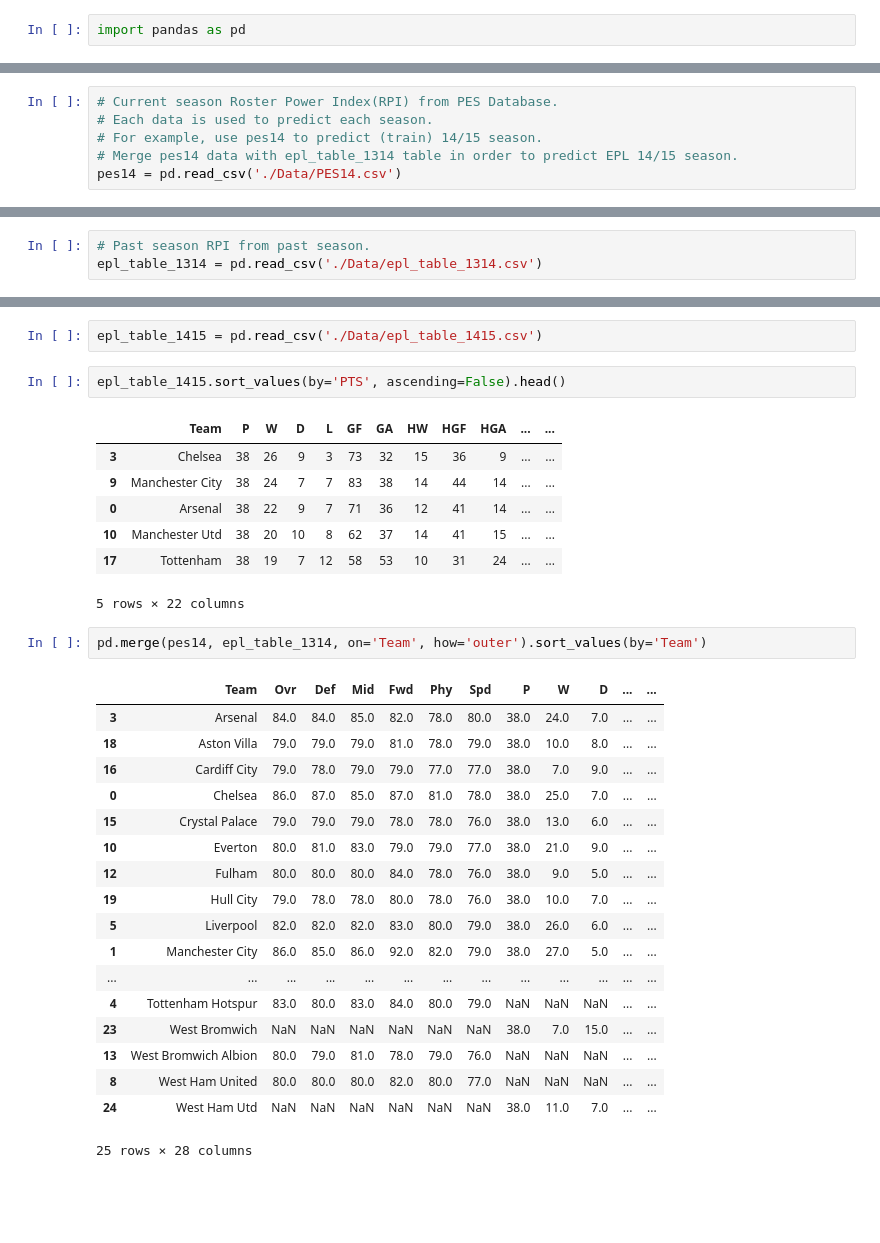
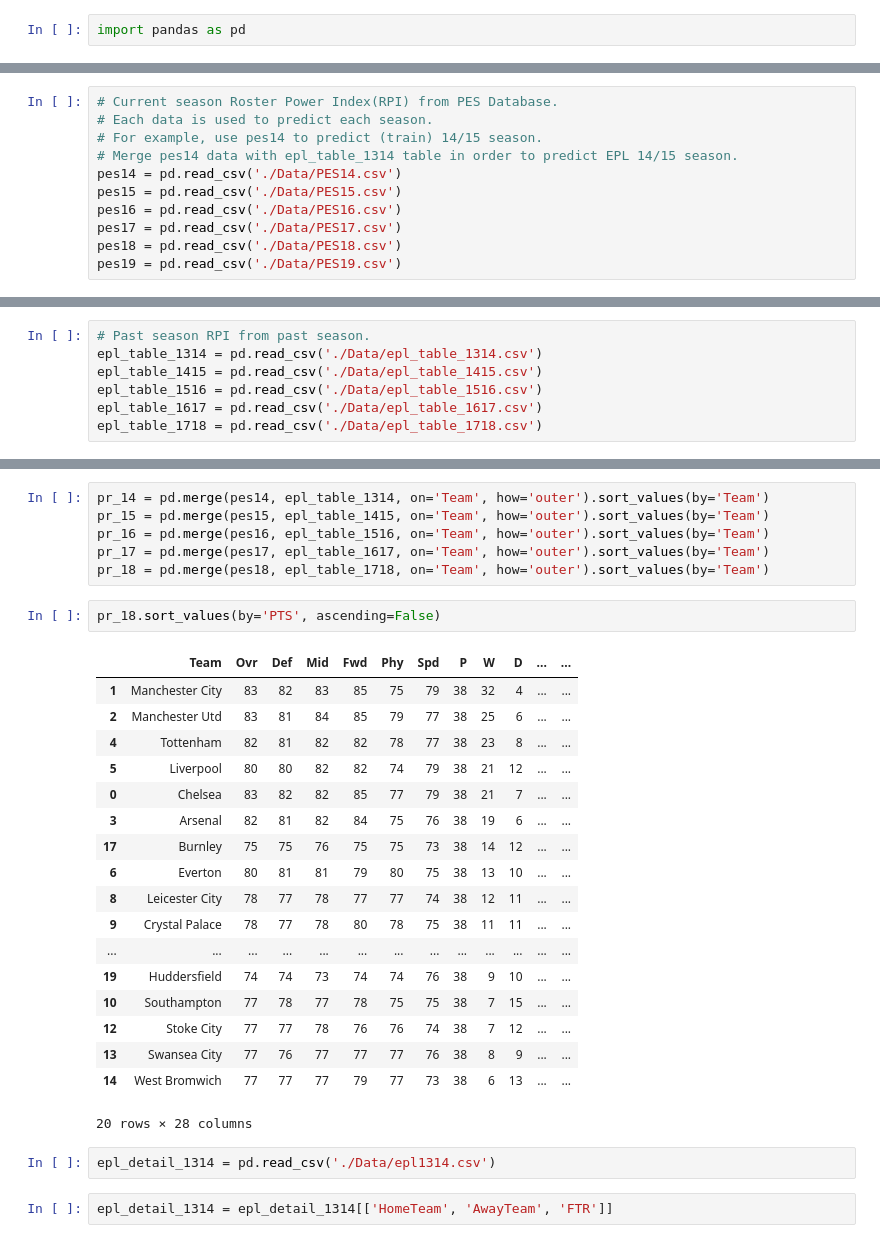
Before and after one commit to slee279/EPL, a Jupyter notebook: RosterPowerIndex.ipynb, the cells around one changed output, grey strips where cells are left out. Drawn from its saved outputs; the diff is of its cells as text; blank space fills up the shorter version.

```diff
--- a/RosterPowerIndex.ipynb
+++ b/RosterPowerIndex.ipynb
@@ -6,3 +42,8 @@ import pandas as pd
 # For example, use pes14 to predict (train) 14/15 season.
 # Merge pes14 data with epl_table_1314 table in order to predict EPL 14/15 season.
 pes14 = pd.read_csv('./Data/PES14.csv')
+pes15 = pd.read_csv('./Data/PES15.csv')
+pes16 = pd.read_csv('./Data/PES16.csv')
+pes17 = pd.read_csv('./Data/PES17.csv')
+pes18 = pd.read_csv('./Data/PES18.csv')
+pes19 = pd.read_csv('./Data/PES19.csv')
@@ -18,4 +70,8 @@ pes14.head()
 # %%
 # Past season RPI from past season.
 epl_table_1314 = pd.read_csv('./Data/epl_table_1314.csv')
+epl_table_1415 = pd.read_csv('./Data/epl_table_1415.csv')
+epl_table_1516 = pd.read_csv('./Data/epl_table_1516.csv')
+epl_table_1617 = pd.read_csv('./Data/epl_table_1617.csv')
+epl_table_1718 = pd.read_csv('./Data/epl_table_1718.csv')
 # %%
@@ -31,33 +98,31 @@ epl_table_1314.sort_values(by='PTS', ascending=False).head()
+# %%
+pr_14 = pd.merge(pes14, epl_table_1314, on='Team', how='outer').sort_values(by='Team')
+pr_15 = pd.merge(pes15, epl_table_1415, on='Team', how='outer').sort_values(by='Team')
+pr_16 = pd.merge(pes16, epl_table_1516, on='Team', how='outer').sort_values(by='Team')
+pr_17 = pd.merge(pes17, epl_table_1617, on='Team', how='outer').sort_values(by='Team')
+pr_18 = pd.merge(pes18, epl_table_1718, on='Team', how='outer').sort_values(by='Team')
+# %%
+pr_18.sort_values(by='PTS', ascending=False)
+# %% [output]
+|  | Team | Ovr | Def | Mid | Fwd | Phy | Spd | P | W | D | ... | ... |
+| 1 | Manchester City | 83 | 82 | 83 | 85 | 75 | 79 | 38 | 32 | 4 | ... | ... |
+| 2 | Manchester Utd | 83 | 81 | 84 | 85 | 79 | 77 | 38 | 25 | 6 | ... | ... |
+| 4 | Tottenham | 82 | 81 | 82 | 82 | 78 | 77 | 38 | 23 | 8 | ... | ... |
+| 5 | Liverpool | 80 | 80 | 82 | 82 | 74 | 79 | 38 | 21 | 12 | ... | ... |
+| 0 | Chelsea | 83 | 82 | 82 | 85 | 77 | 79 | 38 | 21 | 7 | ... | ... |
+| 3 | Arsenal | 82 | 81 | 82 | 84 | 75 | 76 | 38 | 19 | 6 | ... | ... |
+| 17 | Burnley | 75 | 75 | 76 | 75 | 75 | 73 | 38 | 14 | 12 | ... | ... |
+| 6 | Everton | 80 | 81 | 81 | 79 | 80 | 75 | 38 | 13 | 10 | ... | ... |
+| 8 | Leicester City | 78 | 77 | 78 | 77 | 77 | 74 | 38 | 12 | 11 | ... | ... |
+| 9 | Crystal Palace | 78 | 77 | 78 | 80 | 78 | 75 | 38 | 11 | 11 | ... | ... |
+| ... | ... | ... | ... | ... | ... | ... | ... | ... | ... | ... | ... | ... |
+| 19 | Huddersfield | 74 | 74 | 73 | 74 | 74 | 76 | 38 | 9 | 10 | ... | ... |
+| 10 | Southampton | 77 | 78 | 77 | 78 | 75 | 75 | 38 | 7 | 15 | ... | ... |
+| 12 | Stoke City | 77 | 77 | 78 | 76 | 76 | 74 | 38 | 7 | 12 | ... | ... |
+| 13 | Swansea City | 77 | 76 | 77 | 77 | 77 | 76 | 38 | 8 | 9 | ... | ... |
+| 14 | West Bromwich | 77 | 77 | 77 | 79 | 77 | 73 | 38 | 6 | 13 | ... | ... |
+20 rows × 28 columns
 # %%
-epl_table_1415 = pd.read_csv('./Data/epl_table_1415.csv')
+epl_detail_1314 = pd.read_csv('./Data/epl1314.csv')
-# %%
-epl_table_1415.sort_values(by='PTS', ascending=False).head()
-# %% [output]
-|  | Team | P | W | D | L | GF | GA | HW | HGF | HGA | ... | ... |
-| 3 | Chelsea | 38 | 26 | 9 | 3 | 73 | 32 | 15 | 36 | 9 | ... | ... |
-| 9 | Manchester City | 38 | 24 | 7 | 7 | 83 | 38 | 14 | 44 | 14 | ... | ... |
-| 0 | Arsenal | 38 | 22 | 9 | 7 | 71 | 36 | 12 | 41 | 14 | ... | ... |
-| 10 | Manchester Utd | 38 | 20 | 10 | 8 | 62 | 37 | 14 | 41 | 15 | ... | ... |
-| 17 | Tottenham | 38 | 19 | 7 | 12 | 58 | 53 | 10 | 31 | 24 | ... | ... |
-5 rows × 22 columns
-# %%
-pd.merge(pes14, epl_table_1314, on='Team', how='outer').sort_values(by='Team')
-# %% [output]
-|  | Team | Ovr | Def | Mid | Fwd | Phy | Spd | P | W | D | ... | ... |
-| 3 | Arsenal | 84.0 | 84.0 | 85.0 | 82.0 | 78.0 | 80.0 | 38.0 | 24.0 | 7.0 | ... | ... |
-| 18 | Aston Villa | 79.0 | 79.0 | 79.0 | 81.0 | 78.0 | 79.0 | 38.0 | 10.0 | 8.0 | ... | ... |
-| 16 | Cardiff City | 79.0 | 78.0 | 79.0 | 79.0 | 77.0 | 77.0 | 38.0 | 7.0 | 9.0 | ... | ... |
-| 0 | Chelsea | 86.0 | 87.0 | 85.0 | 87.0 | 81.0 | 78.0 | 38.0 | 25.0 | 7.0 | ... | ... |
-| 15 | Crystal Palace | 79.0 | 79.0 | 79.0 | 78.0 | 78.0 | 76.0 | 38.0 | 13.0 | 6.0 | ... | ... |
-| 10 | Everton | 80.0 | 81.0 | 83.0 | 79.0 | 79.0 | 77.0 | 38.0 | 21.0 | 9.0 | ... | ... |
-| 12 | Fulham | 80.0 | 80.0 | 80.0 | 84.0 | 78.0 | 76.0 | 38.0 | 9.0 | 5.0 | ... | ... |
-| 19 | Hull City | 79.0 | 78.0 | 78.0 | 80.0 | 78.0 | 76.0 | 38.0 | 10.0 | 7.0 | ... | ... |
-| 5 | Liverpool | 82.0 | 82.0 | 82.0 | 83.0 | 80.0 | 79.0 | 38.0 | 26.0 | 6.0 | ... | ... |
-| 1 | Manchester City | 86.0 | 85.0 | 86.0 | 92.0 | 82.0 | 79.0 | 38.0 | 27.0 | 5.0 | ... | ... |
-| ... | ... | ... | ... | ... | ... | ... | ... | ... | ... | ... | ... | ... |
-| 4 | Tottenham Hotspur | 83.0 | 80.0 | 83.0 | 84.0 | 80.0 | 79.0 | NaN | NaN | NaN | ... | ... |
-| 23 | West Bromwich | NaN | NaN | NaN | NaN | NaN | NaN | 38.0 | 7.0 | 15.0 | ... | ... |
-| 13 | West Bromwich Albion | 80.0 | 79.0 | 81.0 | 78.0 | 79.0 | 76.0 | NaN | NaN | NaN | ... | ... |
-| 8 | West Ham United | 80.0 | 80.0 | 80.0 | 82.0 | 80.0 | 77.0 | NaN | NaN | NaN | ... | ... |
-| 24 | West Ham Utd | NaN | NaN | NaN | NaN | NaN | NaN | 38.0 | 11.0 | 7.0 | ... | ... |
-25 rows × 28 columns
+# %%
+epl_detail_1314 = epl_detail_1314[['HomeTeam', 'AwayTeam', 'FTR']]
```
Also changed, not shown: parts of 18 cells of this notebook, 7 other files.
